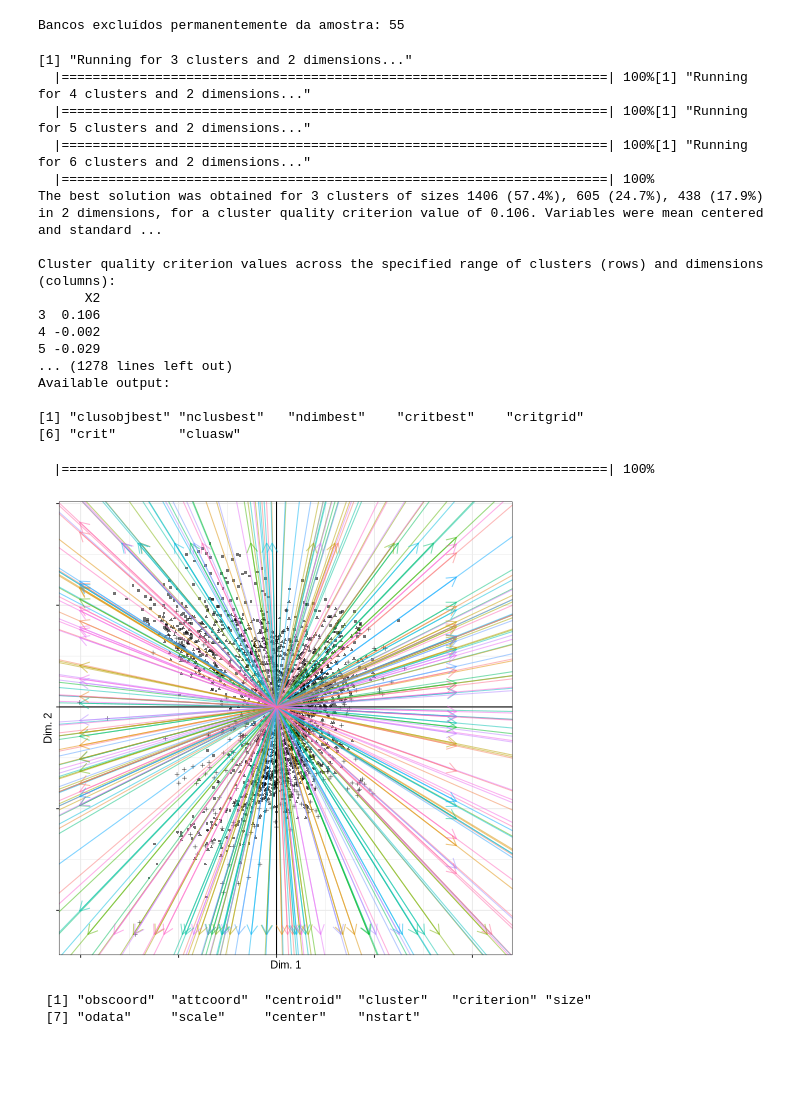
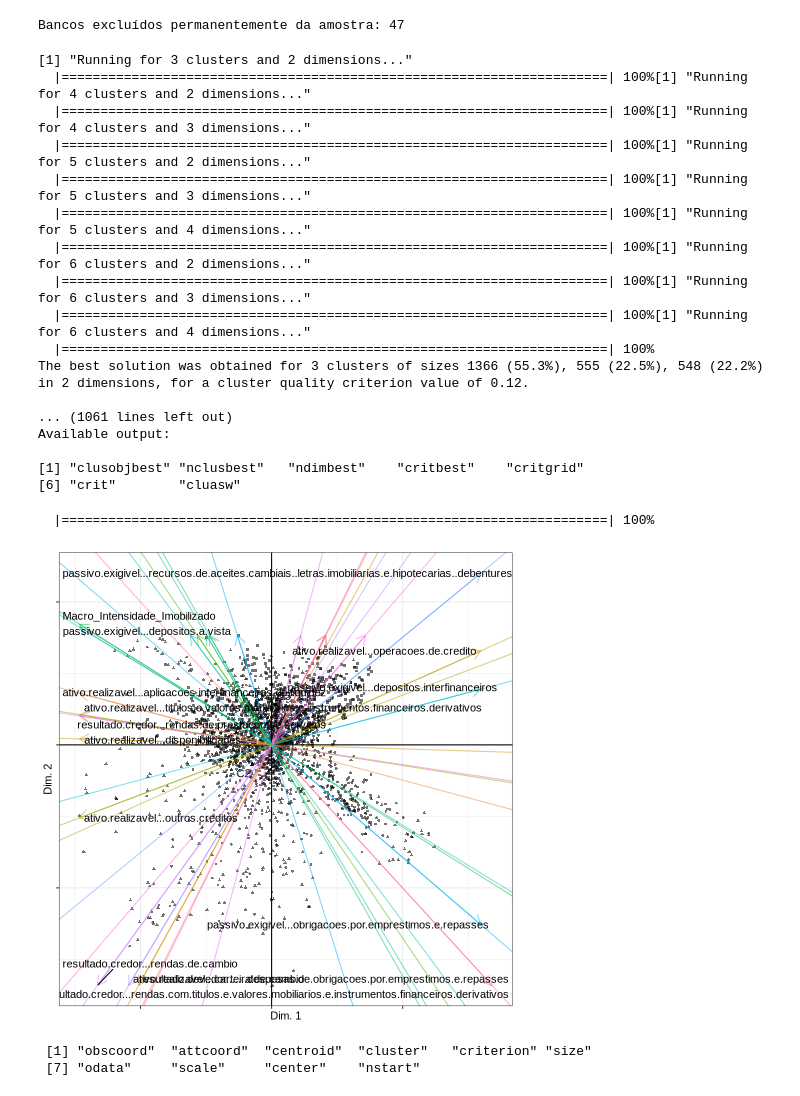
Before and after one commit to hspassos/banking, a Jupyter notebook: modelo_estrutural.ipynb, the cells around one changed output. Saved outputs shown, nothing was run; the diff lists cells and outputs as text; code cells hidden in the pictures; blank space fills up the shorter version.

Commit message:
modelo_estrutural_indices criado e variáveis do modelo_estrutural alteradas

```diff
--- a/modelo_estrutural.ipynb
+++ b/modelo_estrutural.ipynb
@@ -200,7 +272,8 @@ def eliminar_colunas_esparsas(df, df_original):
 
     # 3. Definir o limiar
     #limiar_corte = 0.30
-    limiar_corte = 0.99
+    limiar_corte = 0.70
+    # limiar_corte = 0.99 (Alterado)
 
     # Identificar colunas a serem removidas
     colunas_para_remover = esparsidade[esparsidade > limiar_corte].index
@@ -355,44 +449,51 @@ R[write to console]: Loading required package: grid
 # %%
 def ajuste_outliers(df_resultados_r):
-    # 1. Recuperar o CNPJ que está escondido no índice ('ano_cnpj')
-    # Isso separa a string no '_' e pega a segunda parte (o CNPJ)
     df_resultados_r['cnpj'] = df_resultados_r.index.str.split('_').str[1]
-
-    # 2. Calcular a Persistência (Qual o % do tempo o banco foi outlier?)
-    # O .mean() em uma coluna Booleana entrega exatamente a proporção (ex: 0.8 = 80%)
     taxa_outlier = df_resultados_r.groupby('cnpj')['Mahalanobis_Outlier'].mean()
 
-    # REGRA: Consideramos persistente quem foi anômalo em mais de 40% do tempo
     cnpjs_persistentes = taxa_outlier[taxa_outlier > 0.3].index
     print(f"Bancos excluídos permanentemente da amostra: {len(cnpjs_persistentes)}")
 
-    # 3. Criar a Matriz Limpa para o Modelo Definitivo
-    X_scaled['cnpj'] = X_scaled.index.str.split('_').str[1]
-    X_scaled_limpa = X_scaled[~X_scaled['cnpj'].isin(cnpjs_persistentes)].copy()
+    # CORREÇÃO: Remover outliers do X_raw (base crua) e DEPOIS padronizar de forma única!
+    X_raw['cnpj'] = X_raw.index.str.split('_').str[1]
+    X_raw_limpa = X_raw[~X_raw['cnpj'].isin(cnpjs_persistentes)].copy()
+    X_raw_limpa = X_raw_limpa.drop(columns=['cnpj'])
 
-    # Removemos o CNPJ para devolver apenas números para o R
-    X_scaled_limpa = X_scaled_limpa.drop(columns=['cnpj'])
-    return X_scaled_limpa, taxa_outlier
+    # Remove também do X_raw original para não acumular sujeira
+    X_raw.drop(columns=['cnpj'], inplace=True, errors='ignore')
 
-X_scaled_limpa, taxa_outlier = ajuste_outliers(df_resultados_r)
+    return X_raw_limpa, taxa_outlier
+
+X_raw_limpa, taxa_outlier = ajuste_outliers(df_resultados_r)
+
+# Agora sim, padronizamos a base definitivamente (sem amputar dados duas vezes)
+X_scaled_limpa = preparar_dados_painel(X_raw_limpa, coluna_tempo='ano', p_inf=0.01, p_sup=0.99)
 # %% [output]
-Bancos excluídos permanentemente da amostra: 55
+Bancos excluídos permanentemente da amostra: 47
 # %%
 
 %%R -i X_scaled_limpa
 library(clustrd)
 
+colunas_para_o_modelo <- !(colnames(X_scaled_limpa) %in% c("ano"))
+dados_filtrados <- X_scaled_limpa[, colunas_para_o_modelo]
+
+# 2. Garantir que os dados filtrados sejam uma matriz numérica pura
+dados_filtrados <- as.matrix(dados_filtrados)
 # =====================================================================
 # CALIBRAGEM DO MODELO (Tuning)
 # =====================================================================
 # Vamos testar de 3 a 7 clusters, mantendo 2 fatores,
 # para ver qual maximiza a Silhueta (asw)
-set.seed(94)
-calibragem <- tuneclus(data = X_scaled_limpa,
-                       nclusrange = 3:6,    # Testa de 3 a 7 clusters
-                       ndimrange = 2,       # Fixa em 2 dimensões
+#set.seed(94)
+set.seed(12345)
+calibragem <- tuneclus(data = dados_filtrados,
+                       nclusrange = 3:6,
+                       ndimrange = 2:4,
                        method = "FKM",
                        criterion = "asw",   # Critério: Average Silhouette Width
+                       center = FALSE,
+                       scale = FALSE,
                        nstart = 50)         # Menos inicializações só para o teste rodar mais rápido
 
 # Imprime o sumário mostrando qual foi a melhor combinação encontrada
@@ -400,17 +501,17 @@ summary(calibragem)
 # %% [output]
 [1] "Running for 3 clusters and 2 dimensions..."
   |======================================================================| 100%[1] "Running for 4 clusters and 2 dimensions..."
+  |======================================================================| 100%[1] "Running for 4 clusters and 3 dimensions..."
   |======================================================================| 100%[1] "Running for 5 clusters and 2 dimensions..."
+  |======================================================================| 100%[1] "Running for 5 clusters and 3 dimensions..."
+  |======================================================================| 100%[1] "Running for 5 clusters and 4 dimensions..."
   |======================================================================| 100%[1] "Running for 6 clusters and 2 dimensions..."
+  |======================================================================| 100%[1] "Running for 6 clusters and 3 dimensions..."
+  |======================================================================| 100%[1] "Running for 6 clusters and 4 dimensions..."
   |======================================================================| 100%
-The best solution was obtained for 3 clusters of sizes 1406 (57.4%), 605 (24.7%), 438 (17.9%) in 2 dimensions, for a cluster quality criterion value of 0.106. Variables were mean centered and standard ...
+The best solution was obtained for 3 clusters of sizes 1366 (55.3%), 555 (22.5%), 548 (22.2%) in 2 dimensions, for a cluster quality criterion value of 0.12.
 
-Cluster quality criterion values across the specified range of clusters (rows) and dimensions (columns):
-      X2
-3  0.106
-4 -0.002
-5 -0.029
-... (1278 lines left out)
+... (1061 lines left out)
 Available output:
 
 [1] "clusobjbest" "nclusbest"   "ndimbest"    "critbest"    "critgrid"
@@ -418,30 +519,36 @@ Available output:
 # %%
 %%R -i X_scaled_limpa -o df_clusters_finais
 
+colunas_para_o_modelo <- !(colnames(X_scaled_limpa) %in% c("ano"))
+dados_filtrados <- X_scaled_limpa[, colunas_para_o_modelo]
+
+# 2. Garantir que os dados filtrados sejam uma matriz numérica pura
+dados_filtrados <- as.matrix(dados_filtrados)
 # =====================================================================
 # O MODELO DEFINITIVO (Apenas com a base saudável)
 # =====================================================================
 # TRAVANDO A O VALOR INICIAL (A Garantia de Reprodutibilidade)
 #set.seed(94)
-set.seed(77)
+set.seed(12345)
 
-resultado_final <- cluspca(data = X_scaled_limpa,
-                           nclus = 4,
+resultado_final <- cluspca(data = dados_filtrados,
+                           nclus = 3,
                            ndim = 2,
                            method = "FKM",
-                           # Como não colocamos center e scale, o R ajusta as médias automaticamente!
+                           center = FALSE,
+                           scale = FALSE,
                            nstart = 100)
 
 plot(resultado_final)
 
 # Exportamos para o Python apenas a classificação definitiva
 df_clusters_finais <- data.frame(
   Cluster = resultado_final$cluster,
-  row.names = rownames(X_scaled_limpa)
+  row.names = rownames(dados_filtrados)
 )
 # %% [output]
   |======================================================================| 100%
-[figure, old version]
+[figure, new version]
 # %%
 %%R -o resultado_final
 
```
Also changed, not shown: parts of 21 cells of this notebook, 6 other files.
